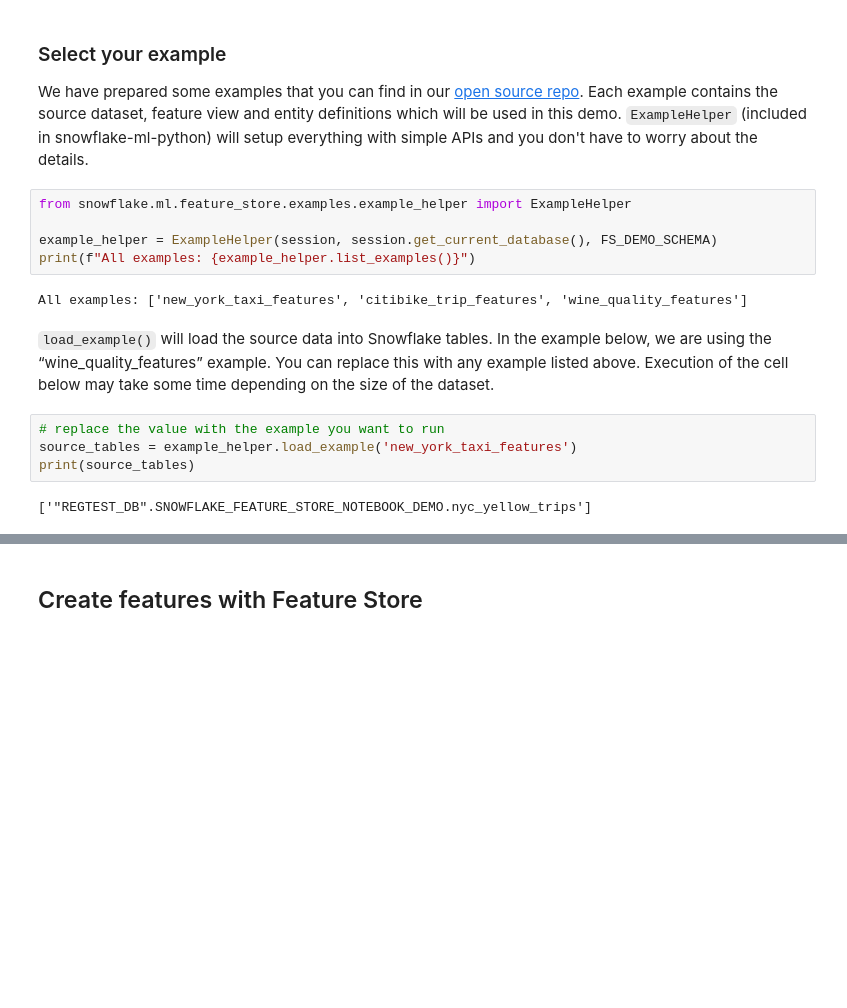
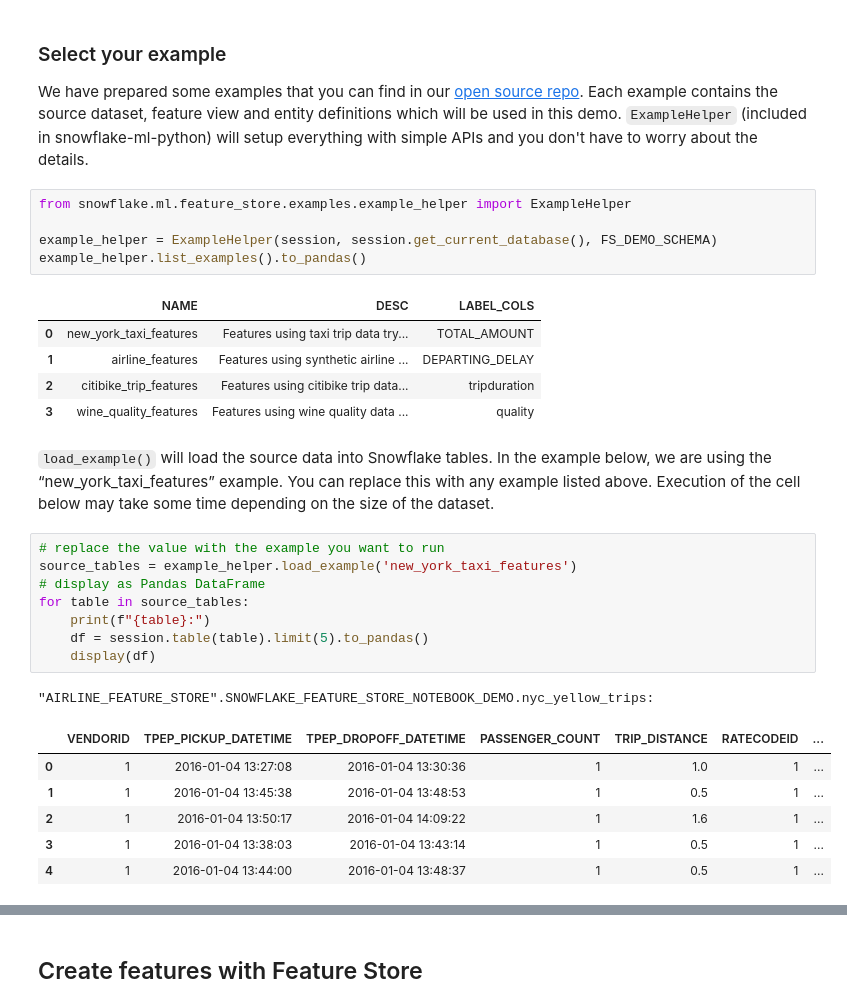
Before and after one commit to Snowflake-Labs/snowflake-demo-notebooks, a Jupyter notebook: End-to-end ML with Feature Store and Model Registry/End-to-end ML with Feature Store and Model Registry.ipynb, the cells around one changed output, grey strips where cells are left out. Cells and saved outputs as stored; diff of their text form; blank space fills up the shorter version.

```diff
--- a/End-to-end ML with Feature Store and Model Registry/End-to-end ML with Feature Store and Model Registry.ipynb
+++ b/End-to-end ML with Feature Store and Model Registry/End-to-end ML with Feature Store and Model Registry.ipynb
@@ -73,14 +72,28 @@ We have prepared some examples that you can find in our [open source repo](https
 from snowflake.ml.feature_store.examples.example_helper import ExampleHelper
 
 example_helper = ExampleHelper(session, session.get_current_database(), FS_DEMO_SCHEMA)
-print(f"All examples: {example_helper.list_examples()}")
+example_helper.list_examples().to_pandas()
 # %% [output]
-All examples: ['new_york_taxi_features', 'citibike_trip_features', 'wine_quality_features']
+|  | NAME | DESC | LABEL_COLS |
+| 0 | new_york_taxi_features | Features using taxi trip data try... | TOTAL_AMOUNT |
+| 1 | airline_features | Features using synthetic airline ... | DEPARTING_DELAY |
+| 2 | citibike_trip_features | Features using citibike trip data... | tripduration |
+| 3 | wine_quality_features | Features using wine quality data ... | quality |
 # %% [markdown]
-`load_example()` will load the source data into Snowflake tables. In the example below, we are using the “wine_quality_features” example. You can replace this with any example listed above. Execution of the cell below may take some time depending on the size of the dataset.
+`load_example()` will load the source data into Snowflake tables. In the example below, we are using the “new_york_taxi_features” example. You can replace this with any example listed above. Execution of the cell below may take some time depending on the size of the dataset.
 # %%
 # replace the value with the example you want to run
 source_tables = example_helper.load_example('new_york_taxi_features')
-print(source_tables)
+# display as Pandas DataFrame
+for table in source_tables:
+    print(f"{table}:")
+    df = session.table(table).limit(5).to_pandas()
+    display(df)
 # %% [output]
-['"REGTEST_DB".SNOWFLAKE_FEATURE_STORE_NOTEBOOK_DEMO.nyc_yellow_trips']
+"AIRLINE_FEATURE_STORE".SNOWFLAKE_FEATURE_STORE_NOTEBOOK_DEMO.nyc_yellow_trips:
+|  | VENDORID | TPEP_PICKUP_DATETIME | TPEP_DROPOFF_DATETIME | PASSENGER_COUNT | TRIP_DISTANCE | RATECODEID | ... |
+| 0 | 1 | 2016-01-04 13:27:08 | 2016-01-04 13:30:36 | 1 | 1.0 | 1 | ... |
+| 1 | 1 | 2016-01-04 13:45:38 | 2016-01-04 13:48:53 | 1 | 0.5 | 1 | ... |
+| 2 | 1 | 2016-01-04 13:50:17 | 2016-01-04 14:09:22 | 1 | 1.6 | 1 | ... |
+| 3 | 1 | 2016-01-04 13:38:03 | 2016-01-04 13:43:14 | 1 | 0.5 | 1 | ... |
+| 4 | 1 | 2016-01-04 13:44:00 | 2016-01-04 13:48:37 | 1 | 0.5 | 1 | ... |
```
Also changed, not shown: parts of 17 cells of this notebook, 1 other file.
